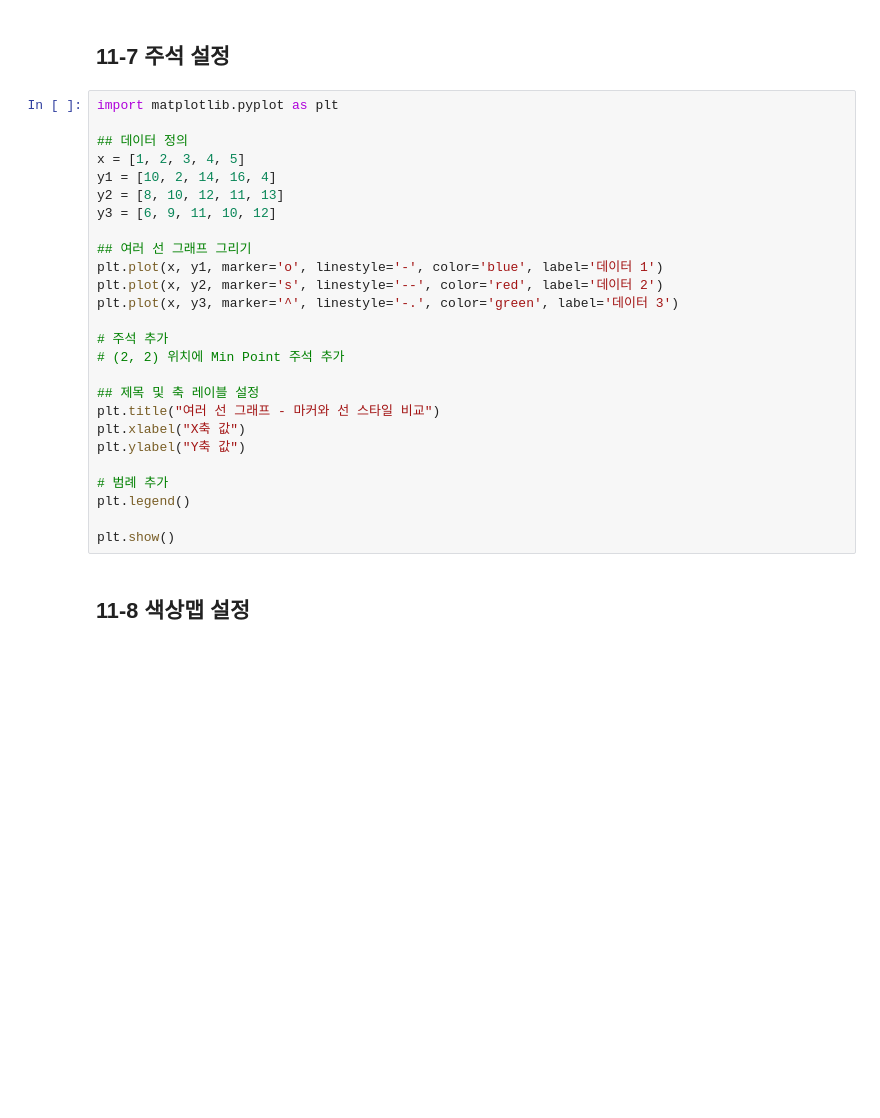
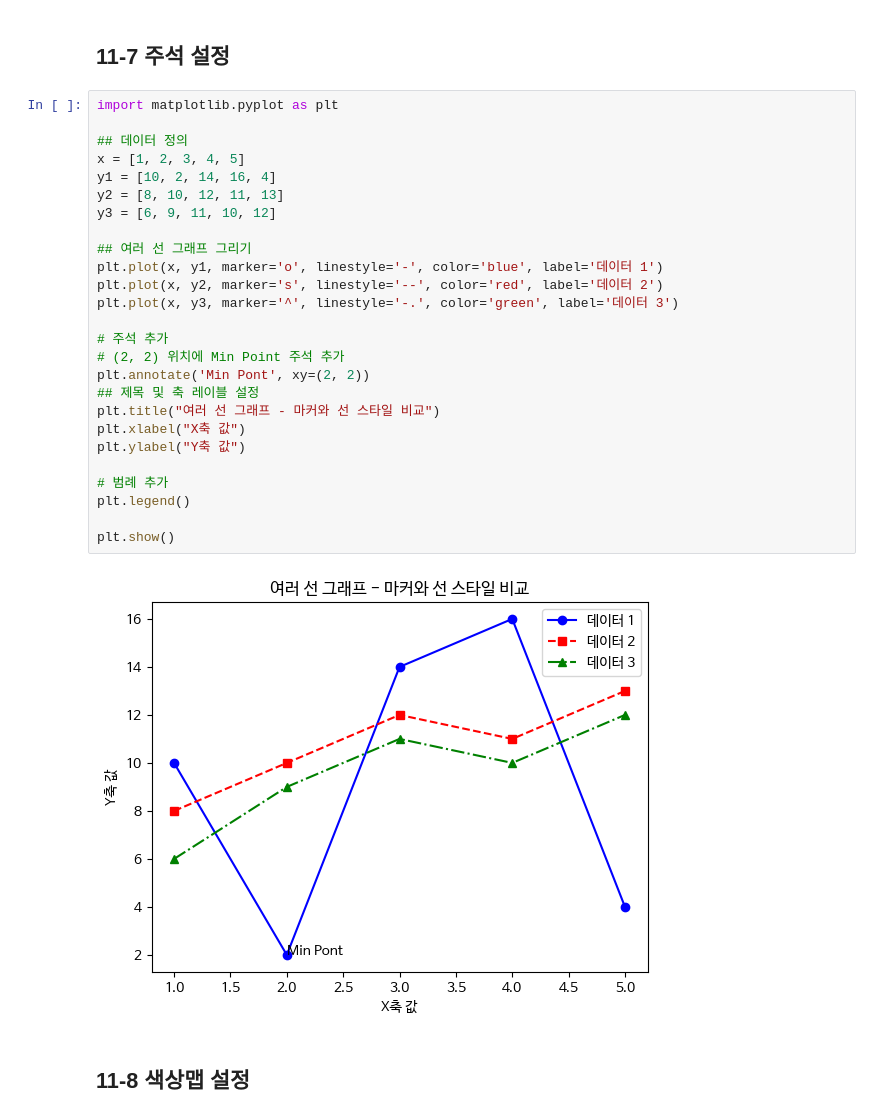
Before and after one commit to wikman96/Data-Analysis-with-Open-Source, a Jupyter notebook: 오픈소스_데이터_분석_11강.ipynb, the cells around one changed output. Drawn from its saved outputs; the diff is of its cells as text; blank space fills up the shorter version.

```diff
--- a/오픈소스_데이터_분석_11강.ipynb
+++ b/오픈소스_데이터_분석_11강.ipynb
@@ -174,29 +179,31 @@ plt.show()
 # %%
 import matplotlib.pyplot as plt
 
 ## 데이터 정의
 x = [1, 2, 3, 4, 5]
 y1 = [10, 2, 14, 16, 4]
 y2 = [8, 10, 12, 11, 13]
 y3 = [6, 9, 11, 10, 12]
 
 ## 여러 선 그래프 그리기
 plt.plot(x, y1, marker='o', linestyle='-', color='blue', label='데이터 1')
 plt.plot(x, y2, marker='s', linestyle='--', color='red', label='데이터 2')
 plt.plot(x, y3, marker='^', linestyle='-.', color='green', label='데이터 3')
 
 # 주석 추가
 # (2, 2) 위치에 Min Point 주석 추가
-
+plt.annotate('Min Pont', xy=(2, 2))
 ## 제목 및 축 레이블 설정
 plt.title("여러 선 그래프 - 마커와 선 스타일 비교")
 plt.xlabel("X축 값")
 plt.ylabel("Y축 값")
 
 # 범례 추가
 plt.legend()
 
 plt.show()
+# %% [output]
+[figure, added]
 # %% [markdown]
 ## 11-8 색상맵 설정
 # %%
```
Also changed, not shown: parts of 4 cells of this notebook.
